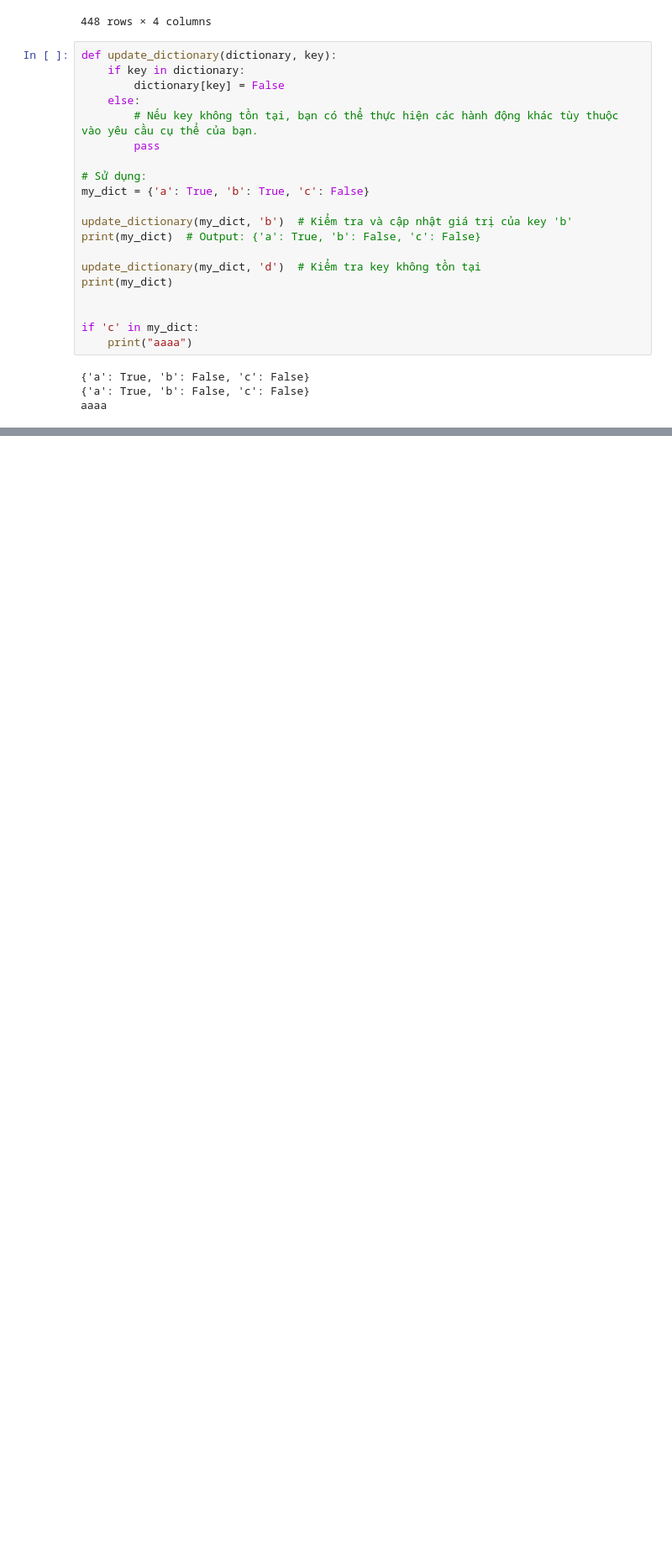
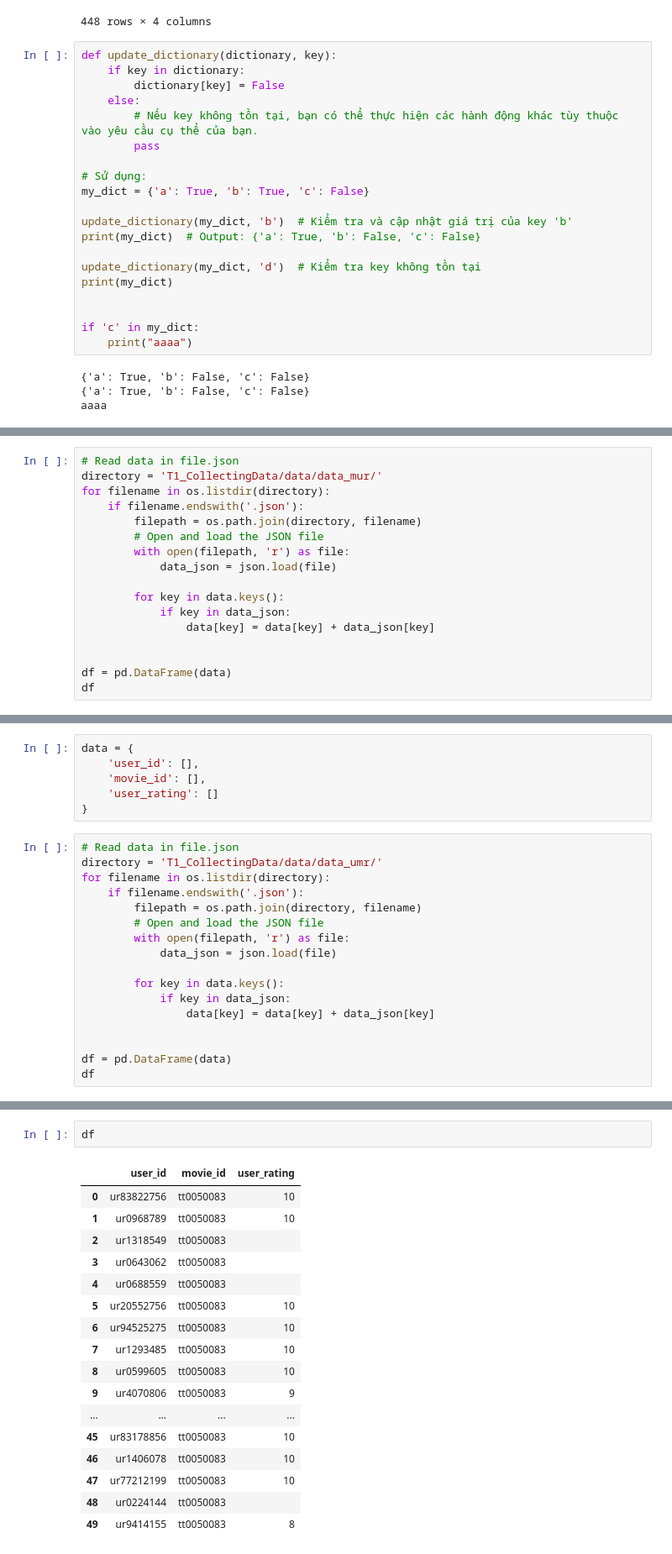
Before and after one commit to HThinhZ/Recommender_System_Project, a Jupyter notebook: test.ipynb, the cells around one changed output, grey strips where cells are left out. Shown: that part at 84% size. Drawn from its saved outputs; the diff is of its cells as text; blank space fills up the shorter version.

Commit message:
Add some data sample User - Movie Rating

```diff
--- a/test.ipynb
+++ b/test.ipynb
@@ -414,0 +422,17 @@ aaaa
+# %%
+# Read data in file.json
+directory = 'T1_CollectingData/data/data_mur/'
+for filename in os.listdir(directory):
+    if filename.endswith('.json'):
+        filepath = os.path.join(directory, filename)
+        # Open and load the JSON file
+        with open(filepath, 'r') as file:
+            data_json = json.load(file)
+
+        for key in data.keys():
+            if key in data_json:
+                data[key] = data[key] + data_json[key]
+
+
+df = pd.DataFrame(data)
+df
@@ -414,0 +458,23 @@ aaaa
+# %%
+data = {
+    'user_id': [],
+    'movie_id': [],
+    'user_rating': []
+}
+# %%
+# Read data in file.json
+directory = 'T1_CollectingData/data/data_umr/'
+for filename in os.listdir(directory):
+    if filename.endswith('.json'):
+        filepath = os.path.join(directory, filename)
+        # Open and load the JSON file
+        with open(filepath, 'r') as file:
+            data_json = json.load(file)
+
+        for key in data.keys():
+            if key in data_json:
+                data[key] = data[key] + data_json[key]
+
+
+df = pd.DataFrame(data)
+df
@@ -414,0 +502,20 @@ aaaa
+# %%
+df
+# %% [output]
+|  | user_id | movie_id | user_rating |
+| 0 | ur83822756 | tt0050083 | 10 |
+| 1 | ur0968789 | tt0050083 | 10 |
+| 2 | ur1318549 | tt0050083 |  |
+| 3 | ur0643062 | tt0050083 |  |
+| 4 | ur0688559 | tt0050083 |  |
+| 5 | ur20552756 | tt0050083 | 10 |
+| 6 | ur94525275 | tt0050083 | 10 |
+| 7 | ur1293485 | tt0050083 | 10 |
+| 8 | ur0599605 | tt0050083 | 10 |
+| 9 | ur4070806 | tt0050083 | 9 |
+| ... | ... | ... | ... |
+| 45 | ur83178856 | tt0050083 | 10 |
+| 46 | ur1406078 | tt0050083 | 10 |
+| 47 | ur77212199 | tt0050083 | 10 |
+| 48 | ur0224144 | tt0050083 |  |
+| 49 | ur9414155 | tt0050083 | 8 |
```
Also changed, not shown: parts of 4 cells of this notebook, 19 other files.
